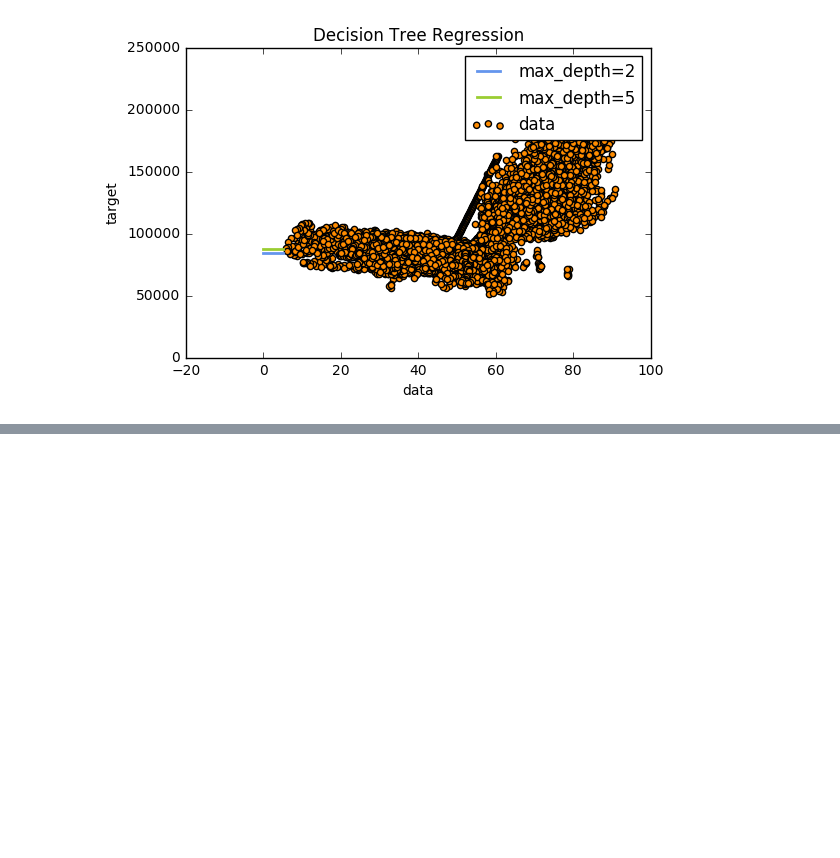
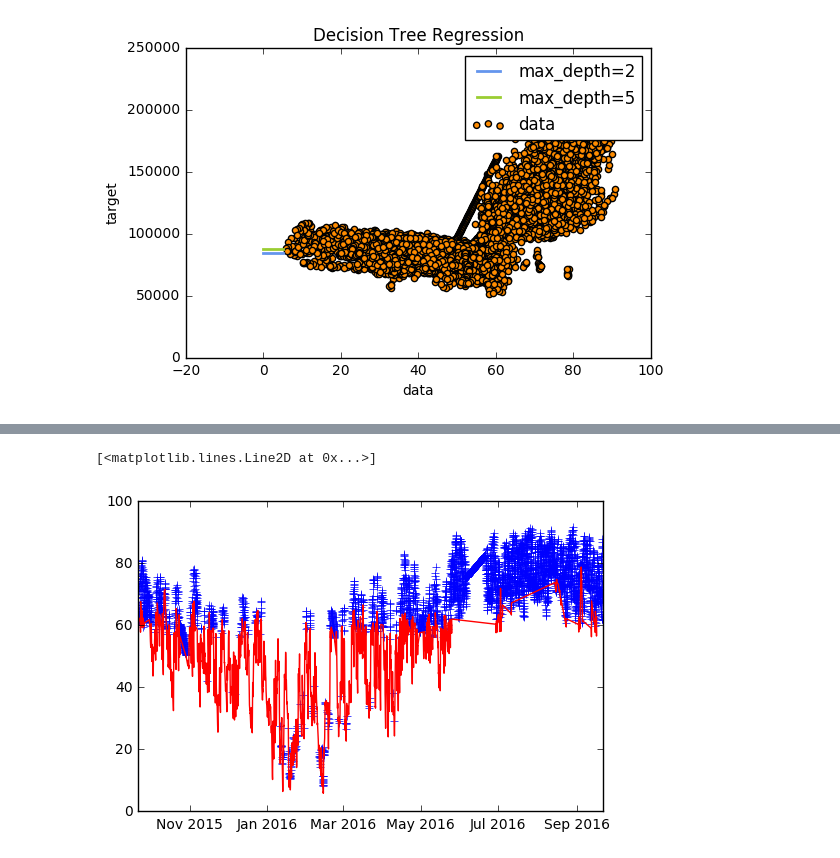
Before and after one commit to RaafeK/Project, a Jupyter notebook: Project_RSR.ipynb, the cells around one changed output, grey strips where cells are left out. Saved outputs shown, nothing was run; the diff lists cells and outputs as text; code cells hidden in the pictures; blank space fills up the shorter version.

```diff
--- a/Project_RSR.ipynb
+++ b/Project_RSR.ipynb
@@ -328,0 +338,9 @@ df.describe()
+# %%
+# plt.plot(df[df.Value>0].Temperature,df[df.Value<0].Temperature, 'b+')
+# plt.plot(df[df.Value<=0].x1,df[df.Value<=0].x2, 'ro')
+# plt.show()
+plt.plot(df[df.Value==1].Temperature,'b+')
+plt.plot(df[df.Value==-1].Temperature,'r')
+# %% [output]
+[<matplotlib.lines.Line2D at 0x...>]
+[figure, added]
```
Also changed, not shown: parts of 14 cells of this notebook.
